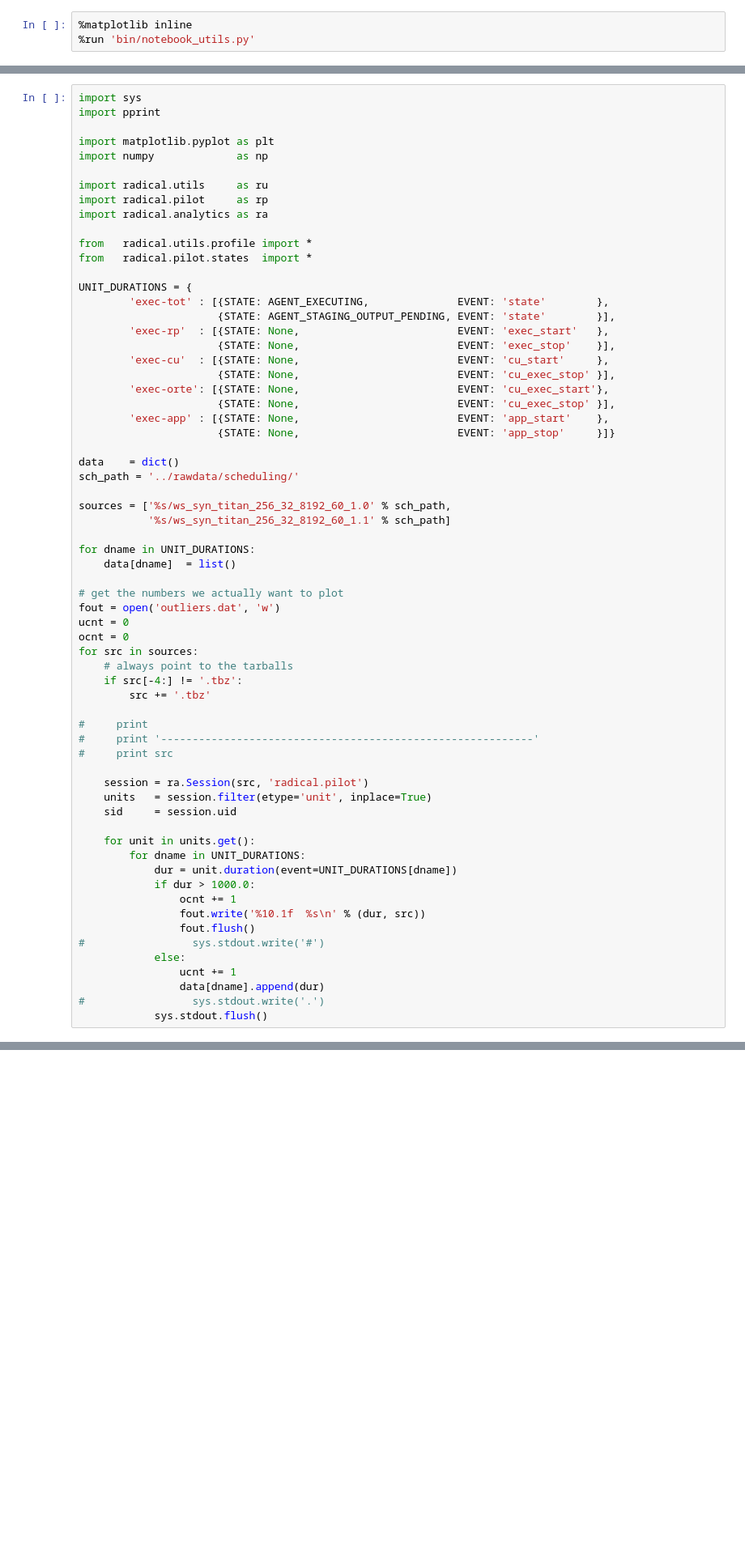
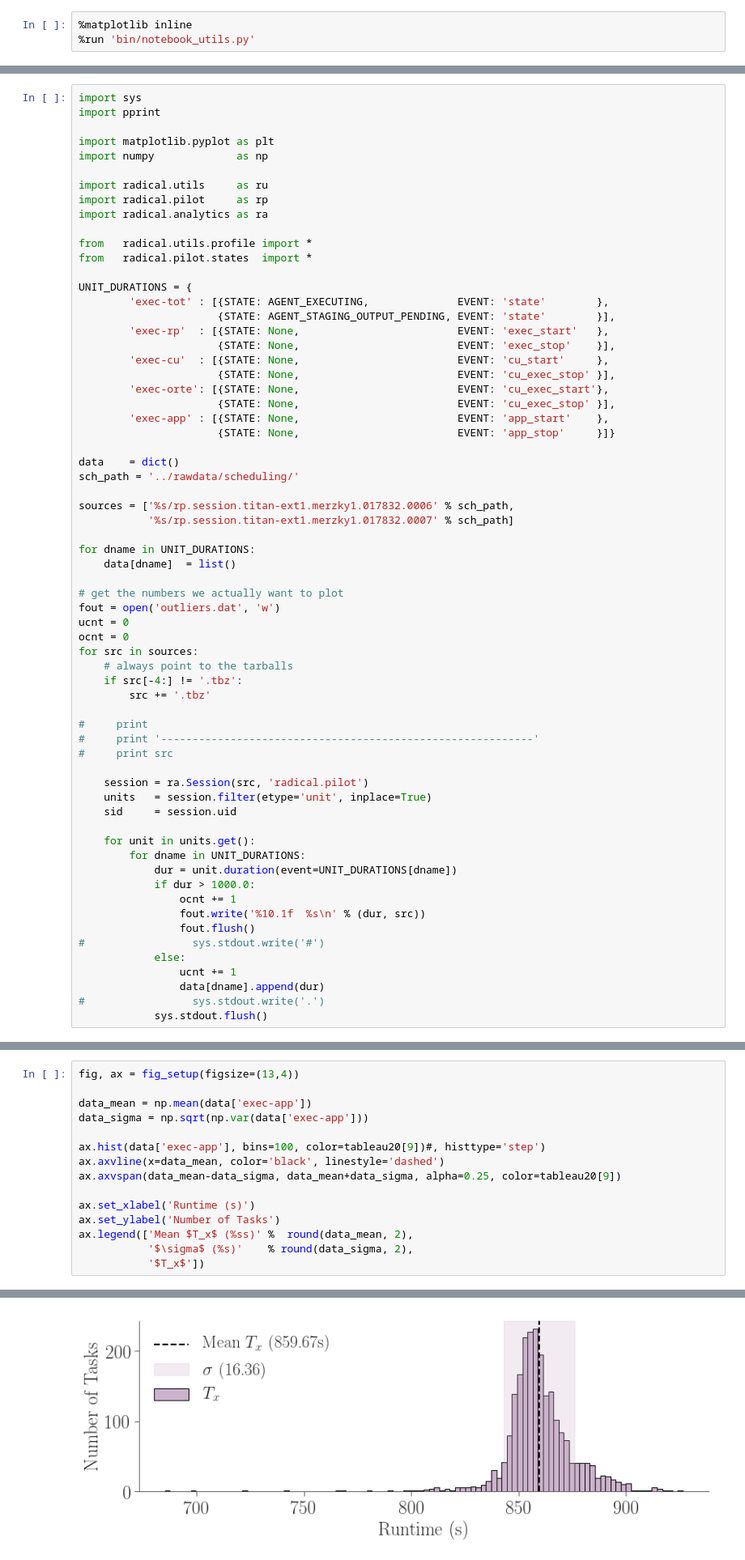
Before and after one commit to radical-experiments/rp.paper, a Jupyter notebook: analysis/rp_paper_scheduler_experiments.ipynb, the cells around one changed output, grey strips where cells are left out. Shown: that part at 81% size. Drawn from its saved outputs; the diff is of its cells as text; blank space fills up the shorter version.

```diff
--- a/analysis/rp_paper_scheduler_experiments.ipynb
+++ b/analysis/rp_paper_scheduler_experiments.ipynb
@@ -78,8 +78,8 @@ UNIT_DURATIONS = {
 data    = dict()
 sch_path = '../rawdata/scheduling/'
 
-sources = ['%s/ws_syn_titan_256_32_8192_60_1.0' % sch_path,
-           '%s/ws_syn_titan_256_32_8192_60_1.1' % sch_path]
+sources = ['%s/rp.session.titan-ext1.merzky1.017832.0006' % sch_path,
+           '%s/rp.session.titan-ext1.merzky1.017832.0007' % sch_path]
 
 for dname in UNIT_DURATIONS:
     data[dname]  = list()
@@ -118,0 +126,16 @@ ValueError: no duration defined for given constraints
+# %%
+fig, ax = fig_setup(figsize=(13,4))
+
+data_mean = np.mean(data['exec-app'])
+data_sigma = np.sqrt(np.var(data['exec-app']))
+
+ax.hist(data['exec-app'], bins=100, color=tableau20[9])#, histtype='step')
+ax.axvline(x=data_mean, color='black', linestyle='dashed')
+ax.axvspan(data_mean-data_sigma, data_mean+data_sigma, alpha=0.25, color=tableau20[9])
+
+ax.set_xlabel('Runtime (s)')
+ax.set_ylabel('Number of Tasks')
+ax.legend(['Mean $T_x$ (%ss)' %  round(data_mean, 2),
+           '$\sigma$ (%s)'    % round(data_sigma, 2),
+           '$T_x$'])
+# %% [output]
@@ -119,3 +143,4 @@ ValueError: no duration defined for given constraints
+[figure, added]
 # %%
 fig, ax = fig_setup(figsize=(13,4))
 
```
Also changed, not shown: parts of 5 cells of this notebook, 3 other files.
